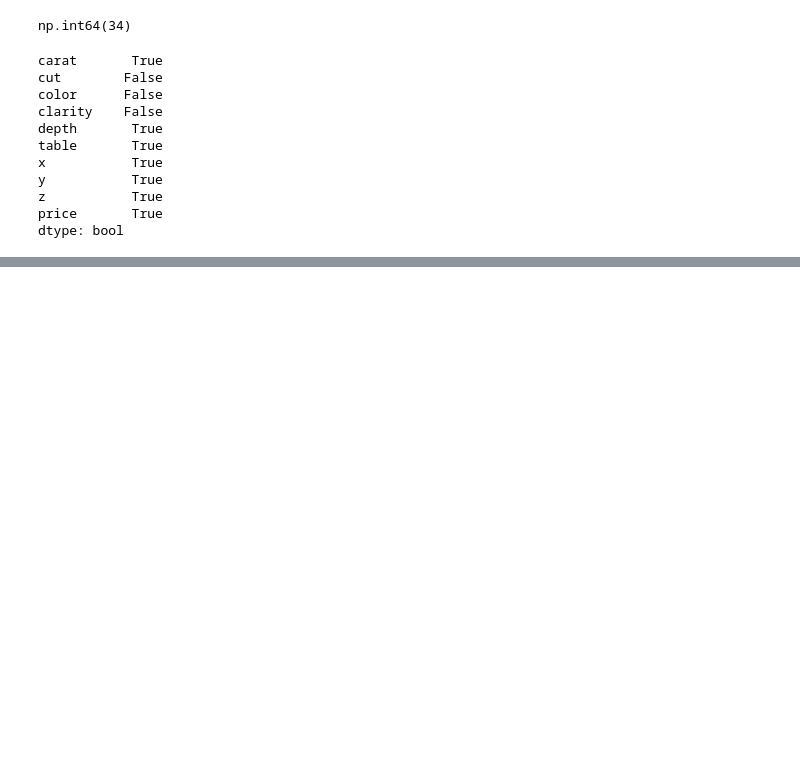
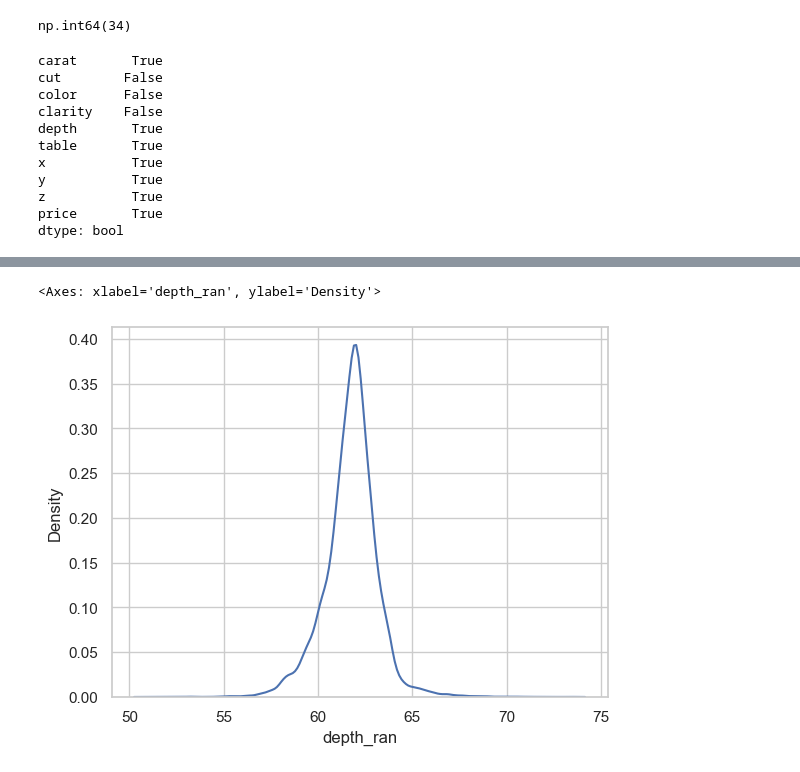
Before and after one commit to Ashokyaganti27/ML-Project, a Jupyter notebook: notebook/EDA.ipynb, the cells around one changed output, grey strips where cells are left out. Drawn from its saved outputs; the diff is of its cells as text; code cells hidden in the pictures; blank space fills up the shorter version.

```diff
--- a/notebook/EDA.ipynb
+++ b/notebook/EDA.ipynb
@@ -85,0 +196,5 @@ dtype: bool
+# %%
+sns.kdeplot(df.depth_ran)
+# %% [output]
+<Axes: xlabel='depth_ran', ylabel='Density'>
+[figure, added]
```
Also changed, not shown: parts of 50 cells of this notebook, 1 other file.
